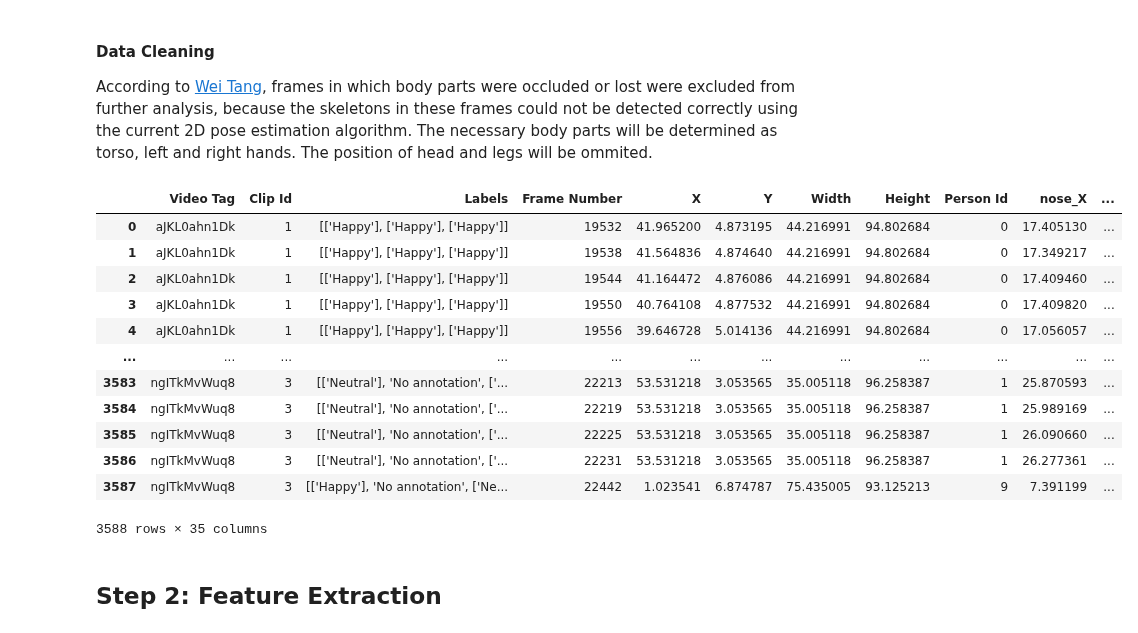
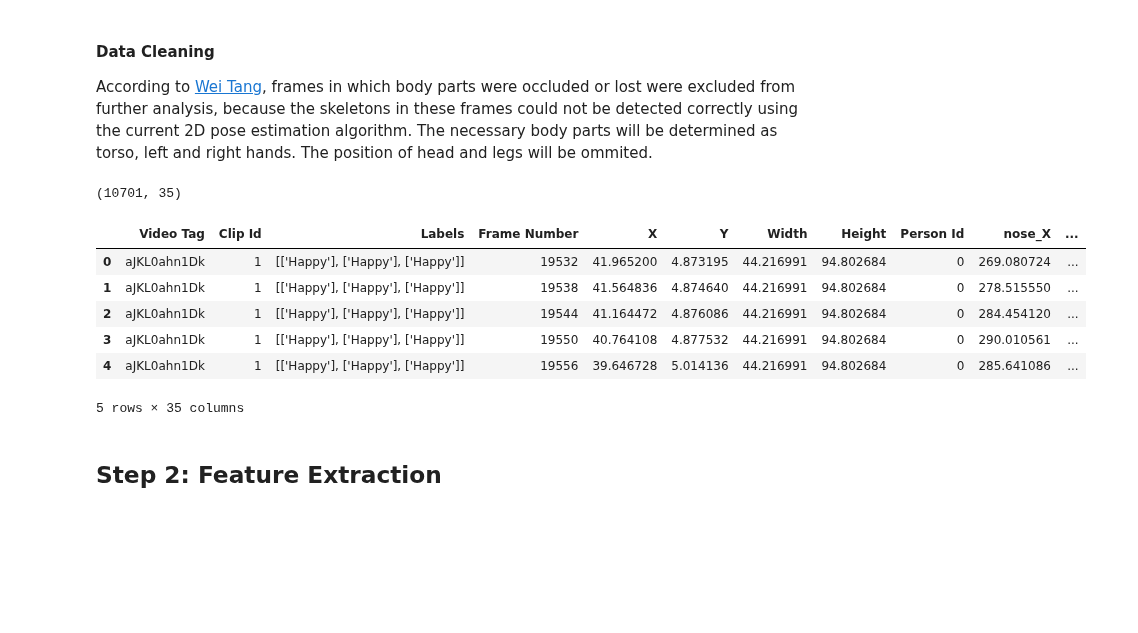
Before and after one commit to denskrlv/PosEmotion, a Jupyter notebook: posemotion.ipynb, the cells around one changed output. Saved outputs shown, nothing was run; the diff lists cells and outputs as text; code cells hidden in the pictures; blank space fills up the shorter version.

```diff
--- a/posemotion.ipynb
+++ b/posemotion.ipynb
@@ -226,0 +180,23 @@ combined_df shape: (8087, 43)
+# %%
+initial_df = pd.read_csv("assets/annotations/annotations.csv")
+print("initial_df shape:", initial_df.shape)
+
+plm_df = pd.read_csv("assets/annotations/keypoints_plm.csv")
+plm_df_merged = pd.concat([initial_df, plm_df], axis=1)
+print("plm_df_merged shape:", plm_df_merged.shape)
+
+plm_hflip_df = pd.read_csv("assets/annotations/keypoints_plm_hflip.csv")
+plm_hflip_df_merged = pd.concat([initial_df, plm_hflip_df], axis=1)
+print("plm_hflip_df_merged shape:", plm_hflip_df_merged.shape)
+
+plm_vflip_df = pd.read_csv("assets/annotations/keypoints_plm_vflip.csv")
+plm_vflip_df_merged = pd.concat([initial_df, plm_vflip_df], axis=1)
+print("plm_vflip_df_merged shape:", plm_vflip_df_merged.shape)
+
+plm_rotated_df = pd.read_csv("assets/annotations/keypoints_plm_rotated.csv")
+plm_rotated_df_merged = pd.concat([initial_df, plm_rotated_df], axis=1)
+print("plm_rotated_df_merged shape:", plm_rotated_df_merged.shape)
+
+combined_df = pd.concat([plm_df_merged, plm_hflip_df_merged, plm_vflip_df_merged, plm_rotated_df_merged], axis=0).reset_index(drop=True)
+print("combined_df shape:", combined_df.shape)
+combined_df.head()
@@ -266,35 +246,30 @@ norm_combined_df.head()
 According to [Wei Tang](https://www.mdpi.com/1424-8220/22/11/4245), frames in which body parts were occluded or lost were excluded from further analysis, because the skeletons in these frames could not be detected correctly using the current 2D pose estimation algorithm. The necessary body parts will be determined as torso, left and right hands. The position of head and legs will be ommited.
 # %%
 # Remove all columns that represent legs
-columns_drop = norm_combined_df.columns[norm_combined_df.columns.get_loc('right_hip_Y')+1:]
-cleaned_df = norm_combined_df.drop(columns=columns_drop)
+columns_drop = combined_df.columns[combined_df.columns.get_loc('right_hip_Y')+1:]
+cleaned_df = combined_df.drop(columns=columns_drop)
 
 # Remove rows that have NaN values in all necessary body parts
 body_parts = cleaned_df.columns[cleaned_df.columns.get_loc('right_ear_Y')+1:]
 cleaned_df = cleaned_df.dropna(subset=body_parts, how='any')
 cleaned_df = cleaned_df.reset_index(drop=True)
 
 # For now, later will be changed to "all" and only for eyes and nose
 cleaned_df = cleaned_df.dropna(subset=["nose_X", "nose_Y", "left_eye_X", "left_eye_Y",
                                        "right_eye_X", "right_eye_Y", "left_ear_X", "left_ear_Y",
                                        "right_ear_X", "right_ear_Y"], how='any')
 cleaned_df = cleaned_df.reset_index(drop=True)
-
-cleaned_df
+print(cleaned_df.shape)
+cleaned_df.head()
 # %% [output]
+(10701, 35)
 |  | Video Tag | Clip Id | Labels | Frame Number | X | Y | Width | Height | Person Id | nose_X | ... |
-| 0 | aJKL0ahn1Dk | 1 | [['Happy'], ['Happy'], ['Happy']] | 19532 | 41.965200 | 4.873195 | 44.216991 | 94.802684 | 0 | 17.405130 | ... |
-| 1 | aJKL0ahn1Dk | 1 | [['Happy'], ['Happy'], ['Happy']] | 19538 | 41.564836 | 4.874640 | 44.216991 | 94.802684 | 0 | 17.349217 | ... |
-| 2 | aJKL0ahn1Dk | 1 | [['Happy'], ['Happy'], ['Happy']] | 19544 | 41.164472 | 4.876086 | 44.216991 | 94.802684 | 0 | 17.409460 | ... |
-| 3 | aJKL0ahn1Dk | 1 | [['Happy'], ['Happy'], ['Happy']] | 19550 | 40.764108 | 4.877532 | 44.216991 | 94.802684 | 0 | 17.409820 | ... |
-| 4 | aJKL0ahn1Dk | 1 | [['Happy'], ['Happy'], ['Happy']] | 19556 | 39.646728 | 5.014136 | 44.216991 | 94.802684 | 0 | 17.056057 | ... |
-| ... | ... | ... | ... | ... | ... | ... | ... | ... | ... | ... | ... |
-| 3583 | ngITkMvWuq8 | 3 | [['Neutral'], 'No annotation', ['... | 22213 | 53.531218 | 3.053565 | 35.005118 | 96.258387 | 1 | 25.870593 | ... |
-| 3584 | ngITkMvWuq8 | 3 | [['Neutral'], 'No annotation', ['... | 22219 | 53.531218 | 3.053565 | 35.005118 | 96.258387 | 1 | 25.989169 | ... |
-| 3585 | ngITkMvWuq8 | 3 | [['Neutral'], 'No annotation', ['... | 22225 | 53.531218 | 3.053565 | 35.005118 | 96.258387 | 1 | 26.090660 | ... |
-| 3586 | ngITkMvWuq8 | 3 | [['Neutral'], 'No annotation', ['... | 22231 | 53.531218 | 3.053565 | 35.005118 | 96.258387 | 1 | 26.277361 | ... |
-| 3587 | ngITkMvWuq8 | 3 | [['Happy'], 'No annotation', ['Ne... | 22442 | 1.023541 | 6.874787 | 75.435005 | 93.125213 | 9 | 7.391199 | ... |
+| 0 | aJKL0ahn1Dk | 1 | [['Happy'], ['Happy'], ['Happy']] | 19532 | 41.965200 | 4.873195 | 44.216991 | 94.802684 | 0 | 269.080724 | ... |
+| 1 | aJKL0ahn1Dk | 1 | [['Happy'], ['Happy'], ['Happy']] | 19538 | 41.564836 | 4.874640 | 44.216991 | 94.802684 | 0 | 278.515550 | ... |
+| 2 | aJKL0ahn1Dk | 1 | [['Happy'], ['Happy'], ['Happy']] | 19544 | 41.164472 | 4.876086 | 44.216991 | 94.802684 | 0 | 284.454120 | ... |
+| 3 | aJKL0ahn1Dk | 1 | [['Happy'], ['Happy'], ['Happy']] | 19550 | 40.764108 | 4.877532 | 44.216991 | 94.802684 | 0 | 290.010561 | ... |
+| 4 | aJKL0ahn1Dk | 1 | [['Happy'], ['Happy'], ['Happy']] | 19556 | 39.646728 | 5.014136 | 44.216991 | 94.802684 | 0 | 285.641086 | ... |
-3588 rows × 35 columns
+5 rows × 35 columns
 # %% [markdown]
 ## Step 2: Feature Extraction
 # %% [markdown]
```
Also changed, not shown: parts of 16 cells of this notebook, 3 other files.
